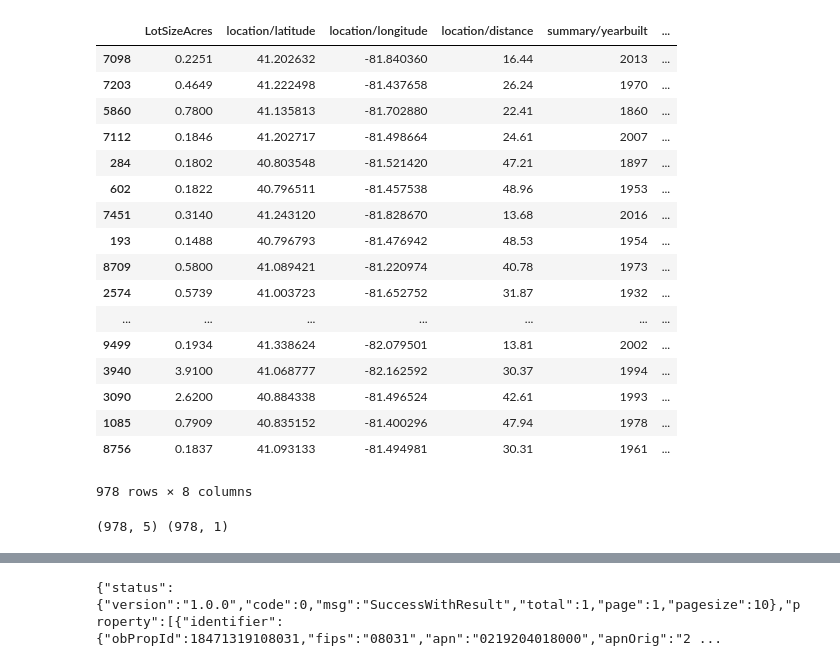
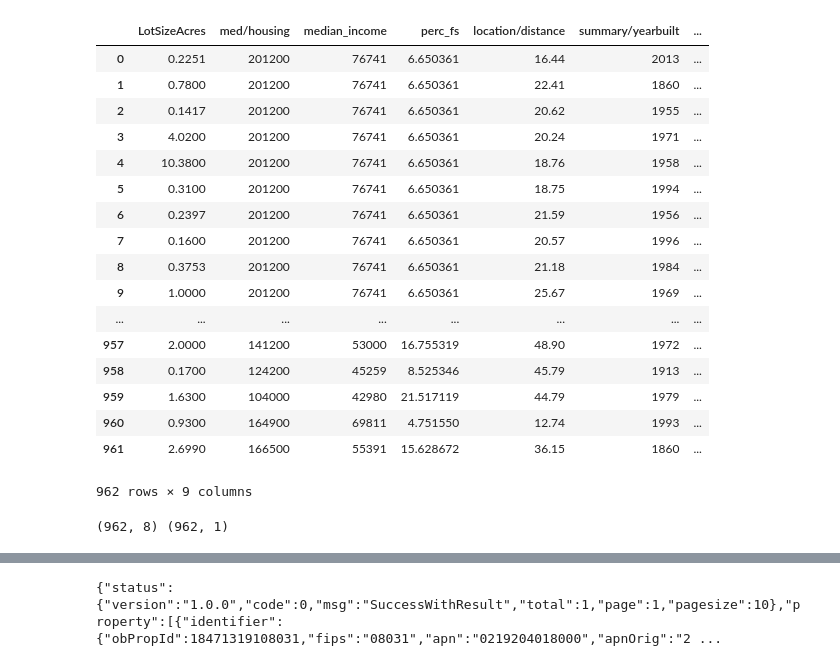
Before and after one commit to YKhmelnitskiy/Project-Real-Estate-Manager, a Jupyter notebook: RE.ipynb, the cells around one changed output, grey strips where cells are left out. Drawn from its saved outputs; the diff is of its cells as text; code cells hidden in the pictures.

```diff
--- a/RE.ipynb
+++ b/RE.ipynb
@@ -19,0 +14,7 @@ df.head()
+# %%
+house=pd.read_csv('house.csv', dtype={'name': int, 'med/housing':int })
+house1=house.drop(['geoid', 'B25077001, Error'], axis=1)
+house2=house1.rename(columns={'name': 'address/postal1'})
+houses=house2.iloc[1:]
+houses2=houses.loc[houses["med/housing"] > 1, :]
+houses2
@@ -62,0 +68,2 @@ ids
+# %%
+desc_df10=desc_df9.merge(houses2, how='inner', on='address/postal1')
@@ -73,32 +104,32 @@ desc_df5=desc_df4.loc[df['building/rooms/bathstotal'] > 0, :]
 # %%
-ML_df=desc_df4.loc[:, ["LotSizeAcres", "location/latitude", "location/longitude", "location/distance", "summary/yearbuilt", "building/rooms/bathstotal", "building/rooms/beds", "sale/amount/saleamt"]]
+ML_df=desc_df10.loc[:, ["LotSizeAcres", "med/housing", "median_income", "perc_fs", "location/distance", "summary/yearbuilt", "building/rooms/bathstotal", "building/rooms/beds", "sale/amount/saleamt"]]
 ML_df.to_csv('ML.csv')
 ML_df
 # %% [output]
-|  | LotSizeAcres | location/latitude | location/longitude | location/distance | summary/yearbuilt | ... |
-| 7098 | 0.2251 | 41.202632 | -81.840360 | 16.44 | 2013 | ... |
-| 7203 | 0.4649 | 41.222498 | -81.437658 | 26.24 | 1970 | ... |
-| 5860 | 0.7800 | 41.135813 | -81.702880 | 22.41 | 1860 | ... |
-| 7112 | 0.1846 | 41.202717 | -81.498664 | 24.61 | 2007 | ... |
-| 284 | 0.1802 | 40.803548 | -81.521420 | 47.21 | 1897 | ... |
-| 602 | 0.1822 | 40.796511 | -81.457538 | 48.96 | 1953 | ... |
-| 7451 | 0.3140 | 41.243120 | -81.828670 | 13.68 | 2016 | ... |
-| 193 | 0.1488 | 40.796793 | -81.476942 | 48.53 | 1954 | ... |
-| 8709 | 0.5800 | 41.089421 | -81.220974 | 40.78 | 1973 | ... |
-| 2574 | 0.5739 | 41.003723 | -81.652752 | 31.87 | 1932 | ... |
-| ... | ... | ... | ... | ... | ... | ... |
-| 9499 | 0.1934 | 41.338624 | -82.079501 | 13.81 | 2002 | ... |
-| 3940 | 3.9100 | 41.068777 | -82.162592 | 30.37 | 1994 | ... |
-| 3090 | 2.6200 | 40.884338 | -81.496524 | 42.61 | 1993 | ... |
-| 1085 | 0.7909 | 40.835152 | -81.400296 | 47.94 | 1978 | ... |
-| 8756 | 0.1837 | 41.093133 | -81.494981 | 30.31 | 1961 | ... |
+|  | LotSizeAcres | med/housing | median_income | perc_fs | location/distance | summary/yearbuilt | ... |
+| 0 | 0.2251 | 201200 | 76741 | 6.650361 | 16.44 | 2013 | ... |
+| 1 | 0.7800 | 201200 | 76741 | 6.650361 | 22.41 | 1860 | ... |
+| 2 | 0.1417 | 201200 | 76741 | 6.650361 | 20.62 | 1955 | ... |
+| 3 | 4.0200 | 201200 | 76741 | 6.650361 | 20.24 | 1971 | ... |
+| 4 | 10.3800 | 201200 | 76741 | 6.650361 | 18.76 | 1958 | ... |
+| 5 | 0.3100 | 201200 | 76741 | 6.650361 | 18.75 | 1994 | ... |
+| 6 | 0.2397 | 201200 | 76741 | 6.650361 | 21.59 | 1956 | ... |
+| 7 | 0.1600 | 201200 | 76741 | 6.650361 | 20.57 | 1996 | ... |
+| 8 | 0.3753 | 201200 | 76741 | 6.650361 | 21.18 | 1984 | ... |
+| 9 | 1.0000 | 201200 | 76741 | 6.650361 | 25.67 | 1969 | ... |
+| ... | ... | ... | ... | ... | ... | ... | ... |
+| 957 | 2.0000 | 141200 | 53000 | 16.755319 | 48.90 | 1972 | ... |
+| 958 | 0.1700 | 124200 | 45259 | 8.525346 | 45.79 | 1913 | ... |
+| 959 | 1.6300 | 104000 | 42980 | 21.517119 | 44.79 | 1979 | ... |
+| 960 | 0.9300 | 164900 | 69811 | 4.751550 | 12.74 | 1993 | ... |
+| 961 | 2.6990 | 166500 | 55391 | 15.628672 | 36.15 | 1860 | ... |
-978 rows × 8 columns
+962 rows × 9 columns
 # %%
-X = ML_df[["LotSizeAcres", "location/distance", "summary/yearbuilt", "building/rooms/bathstotal", "building/rooms/beds"]]
+X = ML_df[["LotSizeAcres", "location/distance", "med/housing", "perc_fs", "median_income", "summary/yearbuilt", "building/rooms/bathstotal", "building/rooms/beds"]]
 y = ML_df["sale/amount/saleamt"].values.reshape(-1, 1)
 print(X.shape, y.shape)
 # %% [output]
-(978, 5) (978, 1)
+(962, 8) (962, 1)
 # %%
 from sklearn.model_selection import train_test_split
 
```
Also changed, not shown: parts of 27 cells of this notebook, 22 other files.
